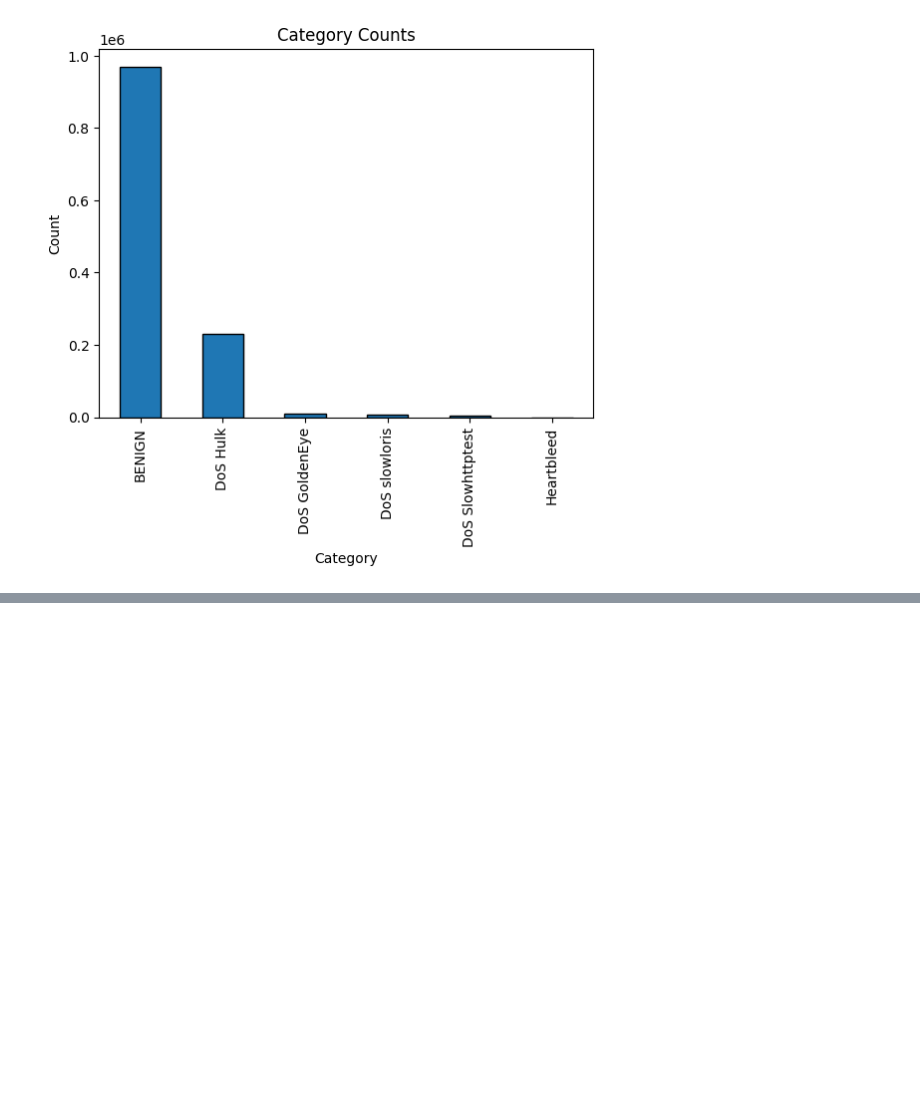
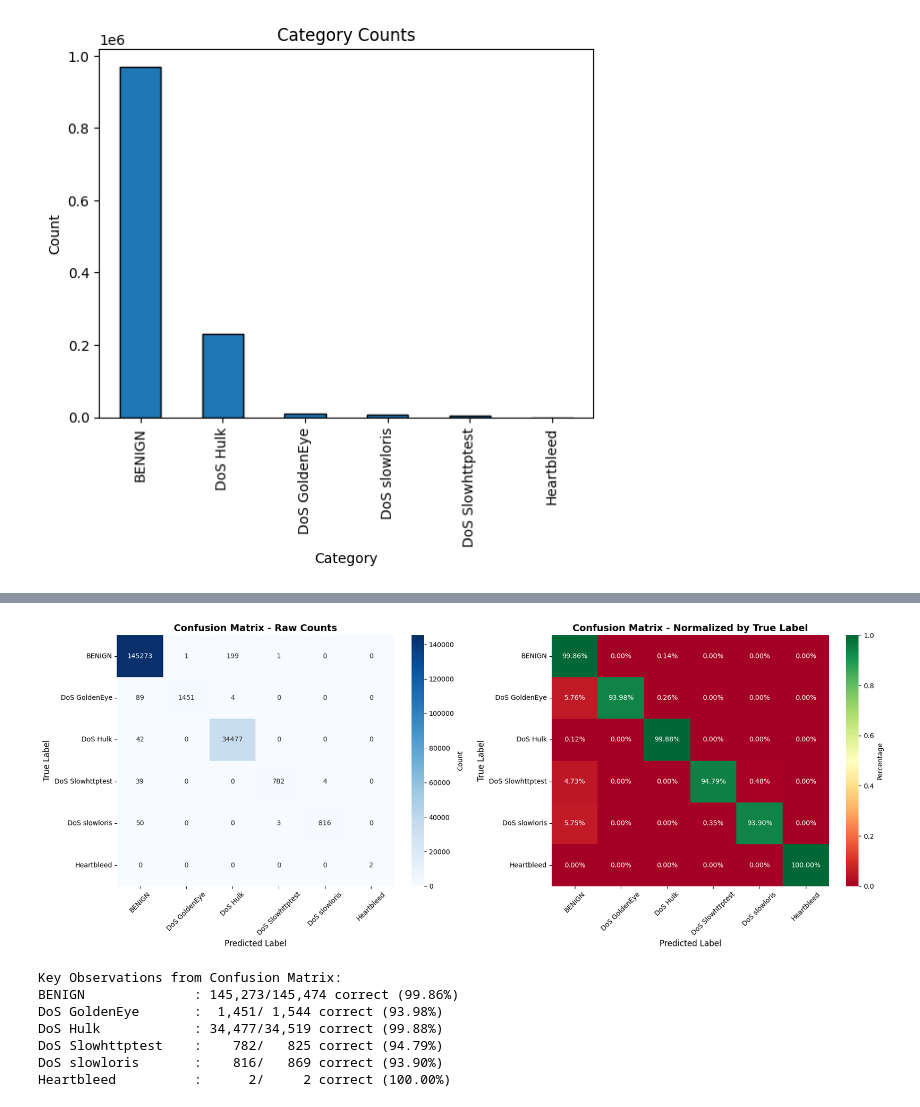
Before and after one commit to ianiskelf/INF6422E-Lab1, a Jupyter notebook: lab1.ipynb, the cells around one changed output, grey strips where cells are left out. Saved outputs shown, nothing was run; the diff lists cells and outputs as text; code cells hidden in the pictures; blank space fills up the shorter version.

Commit message:
random forest

```diff
--- a/lab1.ipynb
+++ b/lab1.ipynb
@@ -84,0 +330,4 @@ Les attributs contenant des valeurs manquantes sont ['Flow Bytes/s'].
+# %%
+# Train the Random Forest model
+
+rf_model.fit(X_train, y_train)
@@ -84,0 +336,15 @@ Les attributs contenant des valeurs manquantes sont ['Flow Bytes/s'].
+# %%
+from sklearn.metrics import (
+    accuracy_score,
+    classification_report,
+    confusion_matrix
+)
+
+target_names = label_encoder.classes_
+## Predictions
+y_tree_pred = rf_model.predict(X_test)
+
+## Performance metrics
+print("Accuracy:", accuracy_score(y_test, y_tree_pred))
+print("\nClassification Report:\n",
+      classification_report(y_test, y_tree_pred, target_names=target_names))
@@ -84,0 +367,52 @@ Les attributs contenant des valeurs manquantes sont ['Flow Bytes/s'].
+# %%
+# Confusion Matrix Visualization
+
+# Compute confusion matrix
+cm = confusion_matrix(y_test, y_tree_pred)
+
+# Create figure with two subplots
+fig, axes = plt.subplots(1, 2, figsize=(18, 7))
+
+# Plot 1: Raw counts
+sns.heatmap(cm, annot=True, fmt='d', cmap='Blues', ax=axes[0],
+            xticklabels=target_names, yticklabels=target_names,
+            cbar_kws={'label': 'Count'})
+axes[0].set_title('Confusion Matrix - Raw Counts', fontsize=14, fontweight='bold')
+axes[0].set_ylabel('True Label', fontsize=12)
+axes[0].set_xlabel('Predicted Label', fontsize=12)
+axes[0].tick_params(axis='x', rotation=45)
+axes[0].tick_params(axis='y', rotation=0)
+
+# Plot 2: Normalized (percentage per true class)
+cm_normalized = cm.astype('float') / cm.sum(axis=1)[:, np.newaxis]
+sns.heatmap(cm_normalized, annot=True, fmt='.2%', cmap='RdYlGn', ax=axes[1],
+            xticklabels=target_names, yticklabels=target_names,
+            cbar_kws={'label': 'Percentage'}, vmin=0, vmax=1)
+axes[1].set_title('Confusion Matrix - Normalized by True Label', fontsize=14, fontweight='bold')
+axes[1].set_ylabel('True Label', fontsize=12)
+axes[1].set_xlabel('Predicted Label', fontsize=12)
+axes[1].tick_params(axis='x', rotation=45)
+axes[1].tick_params(axis='y', rotation=0)
+
+plt.tight_layout()
+plt.show()
+
+# Print key observations
+print("\nKey Observations from Confusion Matrix:")
+
+# Diagonal elements (correct predictions)
+correct_predictions = np.diag(cm)
+total_per_class = cm.sum(axis=1)
+
+for i, class_name in enumerate(target_names):
+    accuracy_per_class = correct_predictions[i] / total_per_class[i] if total_per_class[i] > 0 else 0
+    print(f"{class_name:20s}: {correct_predictions[i]:6,}/{total_per_class[i]:6,} correct ({accuracy_per_class*100:5.2f}%)")
+# %% [output]
+[figure, added]
+Key Observations from Confusion Matrix:
+BENIGN              : 145,273/145,474 correct (99.86%)
+DoS GoldenEye       :  1,451/ 1,544 correct (93.98%)
+DoS Hulk            : 34,477/34,519 correct (99.88%)
+DoS Slowhttptest    :    782/   825 correct (94.79%)
+DoS slowloris       :    816/   869 correct (93.90%)
+Heartbleed          :      2/     2 correct (100.00%)
```
Also changed, not shown: parts of 18 cells of this notebook.
